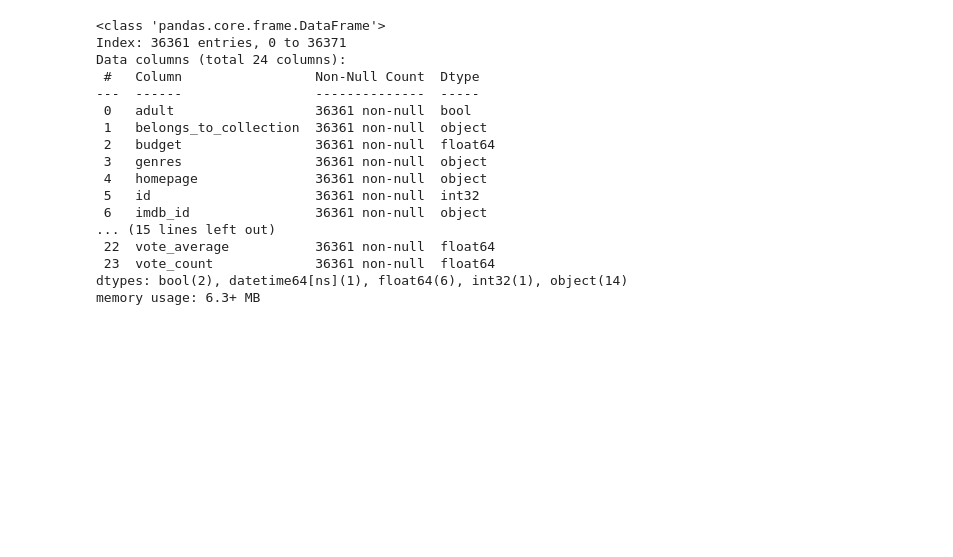
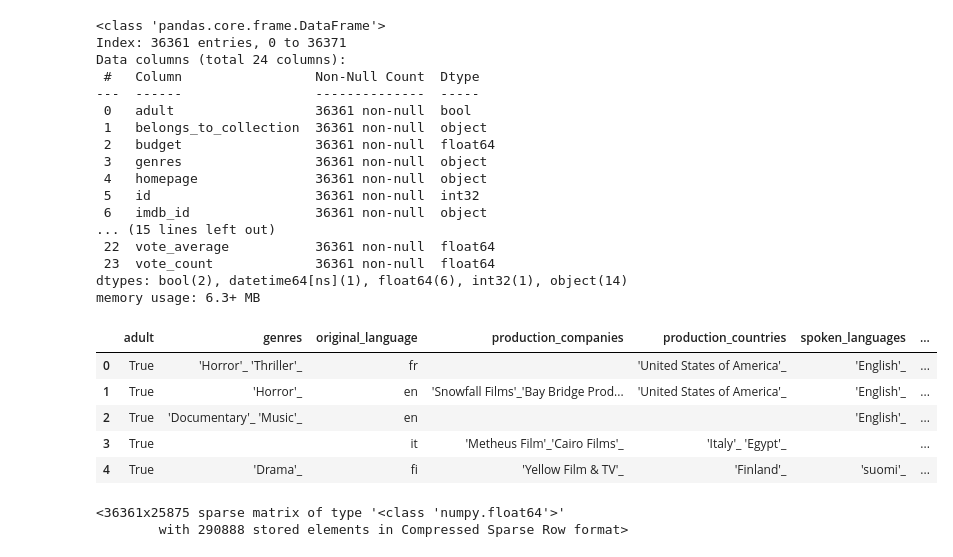
Before and after one commit to kamau96/Data_Science-Android_Development-Web_Development, a Jupyter notebook: Data_Science_Development/Python_Programming/Movies_Review/movies.ipynb, the cells around one changed output. Cells and saved outputs as stored; diff of their text form; code cells hidden in the pictures; blank space fills up the shorter version.

```diff
--- a/Data_Science_Development/Python_Programming/Movies_Review/movies.ipynb
+++ b/Data_Science_Development/Python_Programming/Movies_Review/movies.ipynb
@@ -546,3 +546,25 @@ Data columns (total 24 columns):
  23  vote_count             36361 non-null  float64
 dtypes: bool(2), datetime64[ns](1), float64(6), int32(1), object(14)
 memory usage: 6.3+ MB
+# %%
+movies_cat_attributes = ['adult','genres','original_language',
+                         'production_companies','production_countries',
+                         'spoken_languages','status','video']
+movies_cat = movies.loc[:, movies_cat_attributes]
+movies_cat.head()
+# %% [output]
+|  | adult | genres | original_language | production_companies | production_countries | spoken_languages | ... |
+| 0 | True | 'Horror'_ 'Thriller'_ | fr |  | 'United States of America'_ | 'English'_ | ... |
+| 1 | True | 'Horror'_ | en | 'Snowfall Films'_'Bay Bridge Prod... | 'United States of America'_ | 'English'_ | ... |
+| 2 | True | 'Documentary'_ 'Music'_ | en |  |  | 'English'_ | ... |
+| 3 | True |  | it | 'Metheus Film'_'Cairo Films'_ | 'Italy'_ 'Egypt'_ |  | ... |
+| 4 | True | 'Drama'_ | fi | 'Yellow Film & TV'_ | 'Finland'_ | 'suomi'_ | ... |
+# %%
+# creating dummy variables
+from sklearn.preprocessing import OneHotEncoder
+one_encoder = OneHotEncoder()
+movies_cat_one_encoder = one_encoder.fit_transform(movies_cat)
+movies_cat_one_encoder
+# %% [output]
+<36361x25875 sparse matrix of type '<class 'numpy.float64'>'
+        with 290888 stored elements in Compressed Sparse Row format>
```
Also changed, not shown: parts of 6 cells of this notebook.
